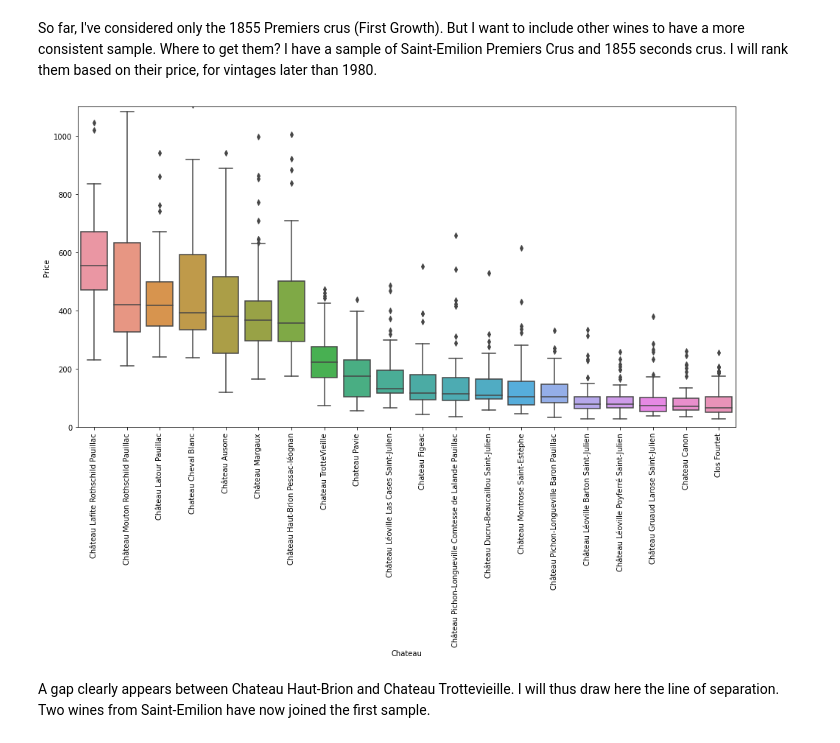
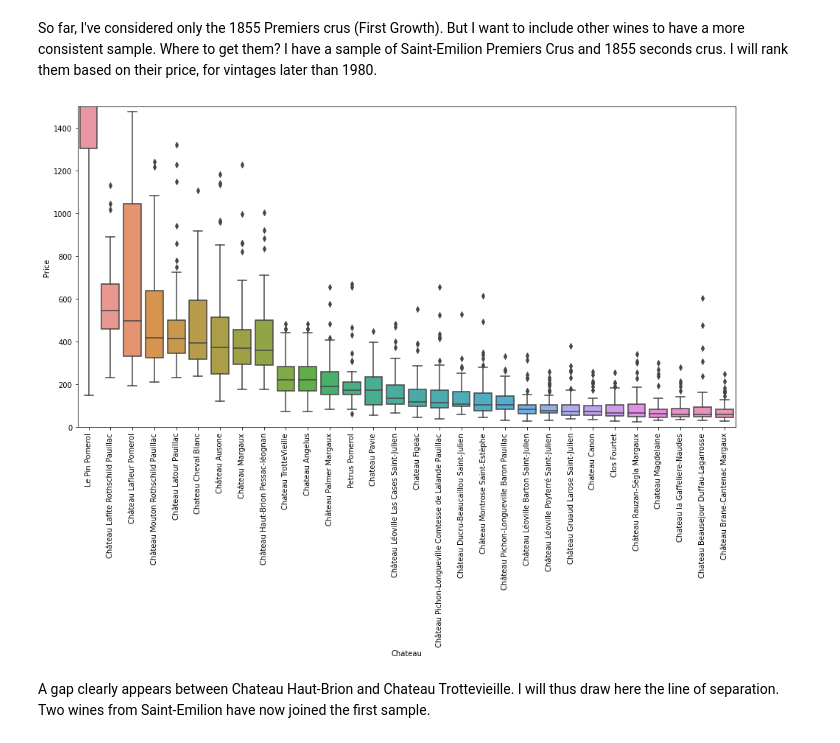
Before and after one commit to RoucherA/GrandCruClassifier, a Jupyter notebook: data_exploration.ipynb, the cells around one changed output. Cells and saved outputs as stored; diff of their text form; code cells hidden in the pictures.

```diff
--- a/data_exploration.ipynb
+++ b/data_exploration.ipynb
@@ -63,17 +63,17 @@ I will rank them based on their price, for vintages later than 1980.
 # %%
 df = prices.drop('Category', axis=1).transpose().reset_index().melt(id_vars='index').rename(columns={'index':'Vintage', 'variable':'Chateau', 'value':'Price'})[['Chateau','Vintage','Price']]
 df = df.replace(-100, np.NaN)
 
 
 ranking = df.groupby('Chateau')['Price'].median().sort_values(ascending=False)
-top_wines = ranking.index.to_list()[:20]
+top_wines = ranking.index.to_list()[:30]
 
 plt.figure(figsize=(16, 8))
 sns.boxplot(data=df[(df['Chateau'].isin(top_wines))], x='Chateau', y='Price', order = top_wines)
 plt.xticks(rotation=90)
-plt.ylim(0,1100)
+plt.ylim(0,1500)
 plt.show()
 # %% [output]
-[figure, old version]
+[figure, new version]
 # %% [markdown]
 A gap clearly appears between Chateau Haut-Brion and Chateau Trottevieille. I will thus draw here the line of separation. Two wines from Saint-Emilion have now joined the first sample.
```
Also changed, not shown: parts of 11 cells of this notebook, 8 other files.
